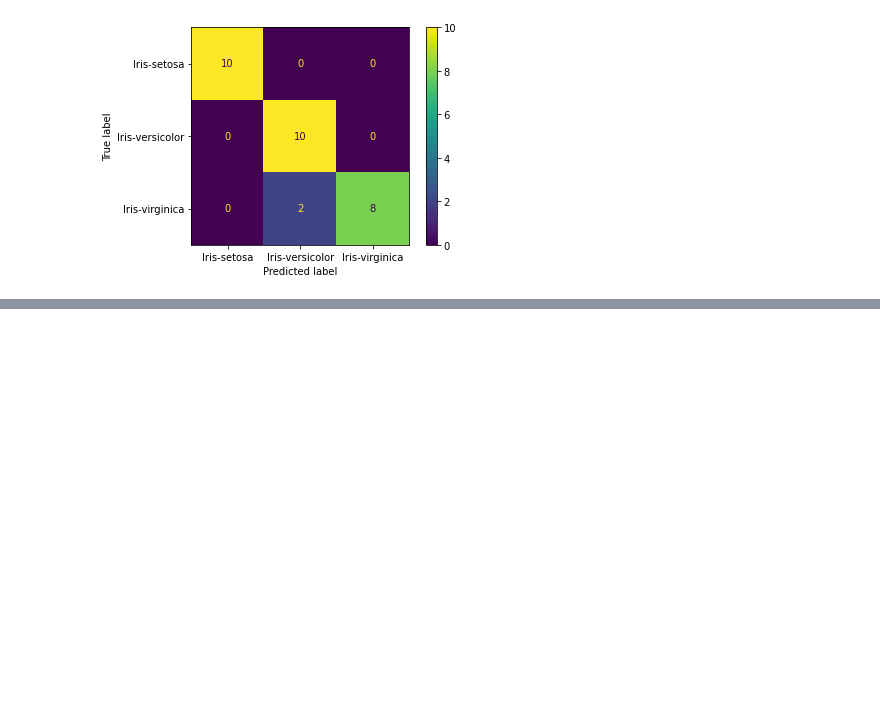
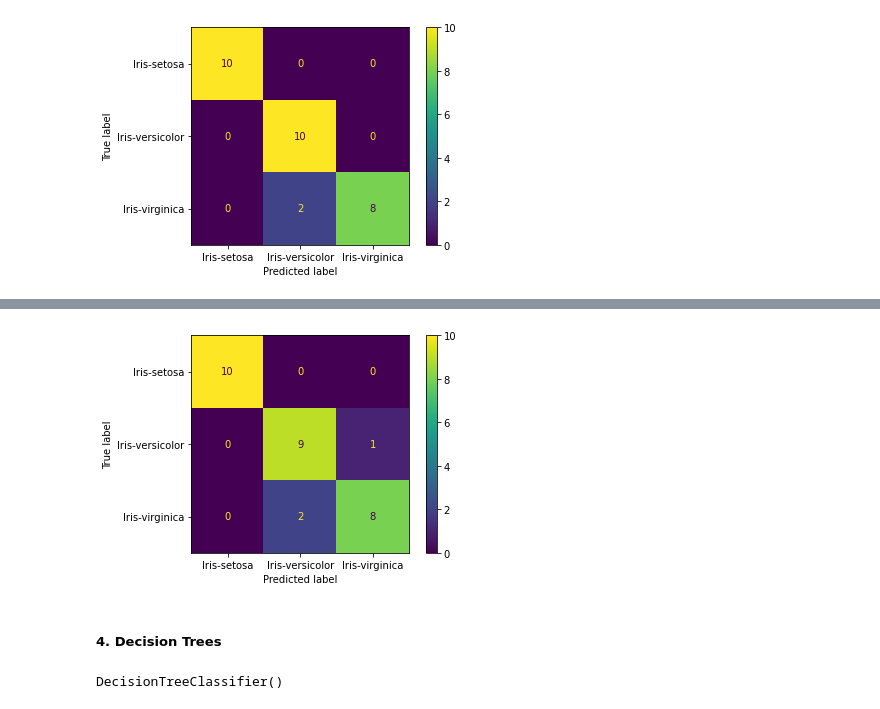
Before and after one commit to YasserLyraa/Repo, a Jupyter notebook: TP2.ipynb, the cells around one changed output, grey strips where cells are left out. Drawn from its saved outputs; the diff is of its cells as text; code cells hidden in the pictures; blank space fills up the shorter version.

```diff
--- a/TP2.ipynb
+++ b/TP2.ipynb
@@ -90,0 +93,4 @@ ValueError: Must pass 2-d input. shape=()
+# %%
+SGDC = SGDClassifier(loss="log", alpha=0.01, penalty="l2", random_state =42)
+# %%
+SGDC.fit(X_train, Y_train)
@@ -90,0 +99,6 @@ ValueError: Must pass 2-d input. shape=()
+# %%
+disp_ = metrics.plot_confusion_matrix(SGDC,X_test,Y_test)
+# %% [output]
+[figure, added]
+# %% [markdown]
+<h5>4. Decision Trees</h5>
@@ -90,0 +109,4 @@ ValueError: Must pass 2-d input. shape=()
+# %%
+DecTree.fit(X_train,Y_train)
+# %% [output]
+DecisionTreeClassifier()
```
Also changed, not shown: parts of 24 cells of this notebook.
